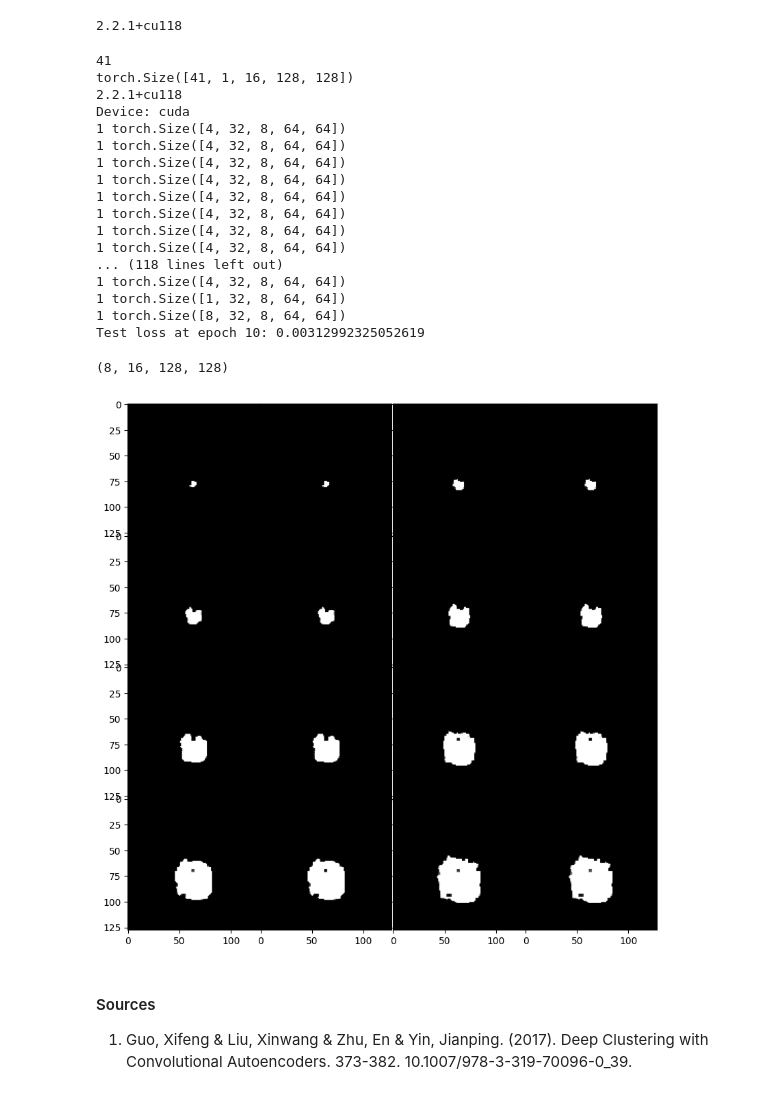
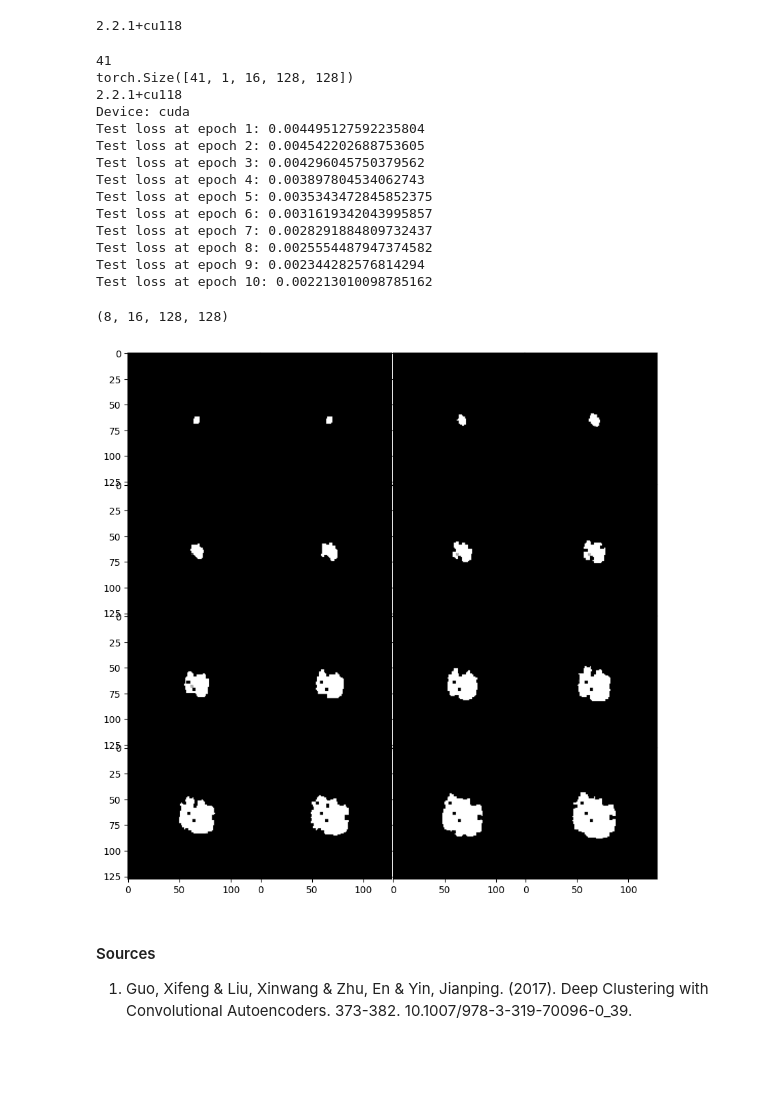
Before and after one commit to Kishok-S-123/Fire_Chimney, a Jupyter notebook: fire_chimney.ipynb, the cells around one changed output. Saved outputs shown, nothing was run; the diff lists cells and outputs as text; code cells hidden in the pictures; blank space fills up the shorter version.

```diff
--- a/fire_chimney.ipynb
+++ b/fire_chimney.ipynb
@@ -152,23 +152,24 @@ class CAE(nn.Module):
 
         n = 16
         self.encoder = nn.Sequential(
-            nn.Conv3d(1 ,32, kernel_size= 3, stride =2, padding =1),
+            nn.Conv3d(1 ,32, kernel_size= 3, padding =1),
             nn.ReLU(),
+
         )
 
         # self.fc = nn.Sequential()
 
         self.decoder = nn.Sequential(
-            nn.ConvTranspose3d(32, 1, kernel_size=3, stride =2  ,padding = 1, output_padding=1),
+            nn.ConvTranspose3d(32, 1, kernel_size=3  ,padding = 1),
             nn.ReLU(),
             nn.ConvTranspose3d(1,1,kernel_size=3, padding= 1),
-            nn.Sigmoid()
+            nn.Sigmoid(),
         )
 
     def forward(self, x):
         # print("0 " + str(x.shape))
         x = self.encoder(x)
-        print("1 " + str(x.shape))
+        # print("1 " + str(x.shape))
 
         # x = self.fc(x)
         x = self.decoder(x)
@@ -229,27 +230,23 @@ for epoch in range(no_epochs):
 torch.Size([41, 1, 16, 128, 128])
 2.2.1+cu118
 Device: cuda
-1 torch.Size([4, 32, 8, 64, 64])
-1 torch.Size([4, 32, 8, 64, 64])
-1 torch.Size([4, 32, 8, 64, 64])
-1 torch.Size([4, 32, 8, 64, 64])
-1 torch.Size([4, 32, 8, 64, 64])
-1 torch.Size([4, 32, 8, 64, 64])
-1 torch.Size([4, 32, 8, 64, 64])
-1 torch.Size([4, 32, 8, 64, 64])
-... (118 lines left out)
-1 torch.Size([4, 32, 8, 64, 64])
-1 torch.Size([1, 32, 8, 64, 64])
-1 torch.Size([8, 32, 8, 64, 64])
-Test loss at epoch 10: 0.00312992325052619
+Test loss at epoch 1: 0.004495127592235804
+Test loss at epoch 2: 0.004542202688753605
+Test loss at epoch 3: 0.004296045750379562
+Test loss at epoch 4: 0.003897804534062743
+Test loss at epoch 5: 0.0035343472845852375
+Test loss at epoch 6: 0.0031619342043995857
+Test loss at epoch 7: 0.0028291884809732437
+Test loss at epoch 8: 0.0025554487947374582
+Test loss at epoch 9: 0.002344282576814294
+Test loss at epoch 10: 0.002213010098785162
 # %%
 results = torch.squeeze(test_recon,1).cpu().numpy()
 print(results.shape)
-
-display_frames(results[0,:,:,:])
+display_frames(results[4,:,:,:])
 # %% [output]
 (8, 16, 128, 128)
-[figure, old version]
+[figure, new version]
 # %% [markdown]
 #### Sources
 1. Guo, Xifeng & Liu, Xinwang & Zhu, En & Yin, Jianping. (2017). Deep Clustering with Convolutional Autoencoders. 373-382. 10.1007/978-3-319-70096-0_39.
```
